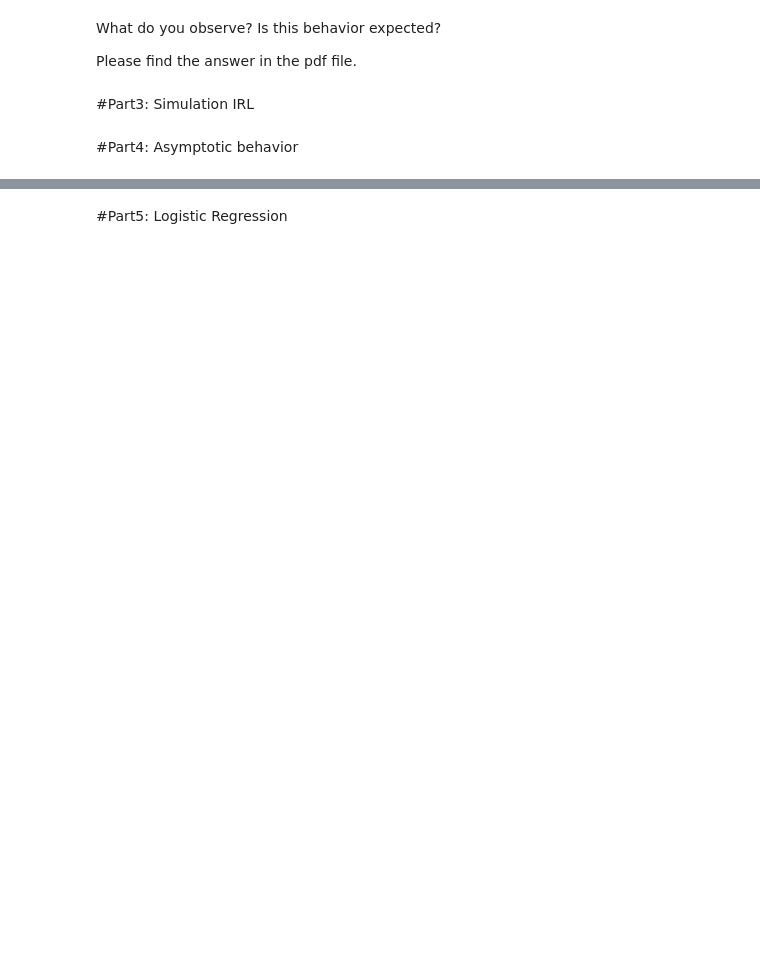
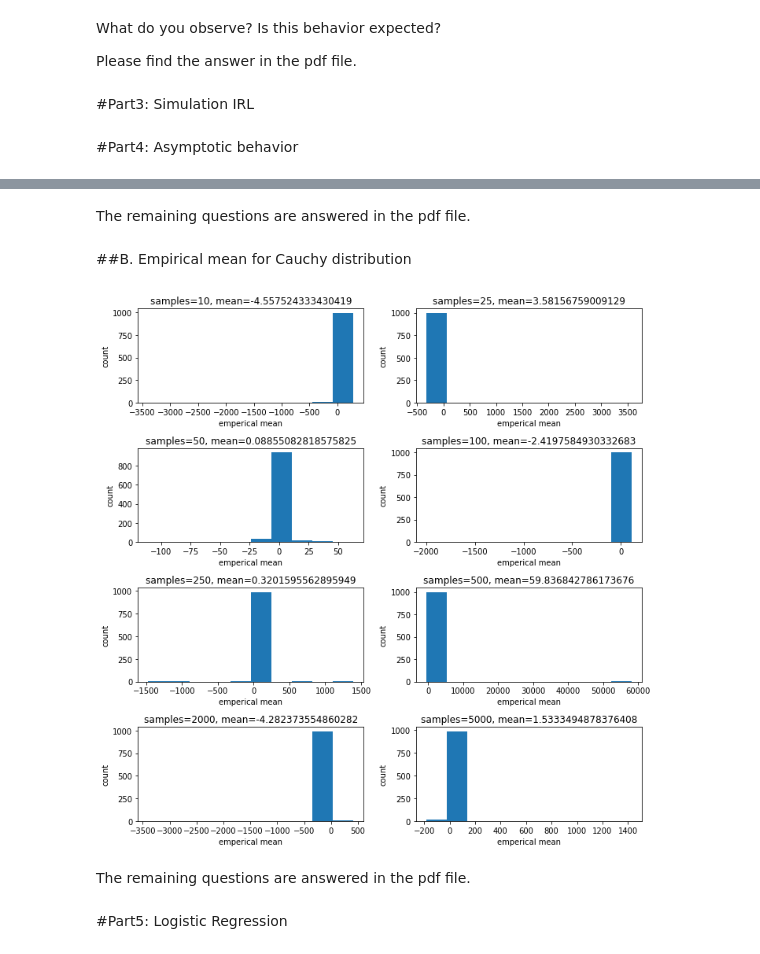
Before and after one commit to Runshi-Yang/JSC270-Assignment3, a Jupyter notebook: Homework3.ipynb, the cells around one changed output, grey strips where cells are left out. Drawn from its saved outputs; the diff is of its cells as text; code cells hidden in the pictures; blank space fills up the shorter version.

```diff
--- a/Homework3.ipynb
+++ b/Homework3.ipynb
@@ -117,2 +134,41 @@ d5000 = [np.random.exponential(mean ,1) for i in range(5000)]
+# %% [markdown]
+The remaining questions are answered in the pdf file.
+# %% [markdown]
+##B. Empirical mean for Cauchy distribution
+# %%
+np.random.seed(2022)
+sample_size = [10, 25, 50, 100, 250, 500, 2000, 5000]
+data = []
+for size in sample_size:
+  data.append([np.mean(np.random.standard_cauchy(size)) for i in range(1000)])
+
+fig, axs = plt.subplots(4, 2, figsize=(10,10))
+axs[0, 0].hist(data[0])
+axs[0, 0].set_title('samples=10, mean='+str(np.mean(data[0])))
+axs[0, 1].hist(data[1])
+axs[0, 1].set_title('samples=25, mean='+str(np.mean(data[1])))
+axs[1, 0].hist(data[2])
+axs[1, 0].set_title('samples=50, mean='+str(np.mean(data[2])))
+axs[1, 1].hist(data[3])
+axs[1, 1].set_title('samples=100, mean='+str(np.mean(data[3])))
+axs[2, 0].hist(data[4])
+axs[2, 0].set_title('samples=250, mean='+str(np.mean(data[4])))
+axs[2, 1].hist(data[5])
+axs[2, 1].set_title('samples=500, mean='+str(np.mean(data[5])))
+axs[3, 0].hist(data[6])
+axs[3, 0].set_title('samples=2000, mean='+str(np.mean(data[6])))
+axs[3, 1].hist(data[7])
+axs[3, 1].set_title('samples=5000, mean='+str(np.mean(data[7])))
+
+for ax in axs.flat:
+    ax.set(xlabel='emperical mean', ylabel='count')
+
+fig.tight_layout()
+
+plt.show()
+# %% [output]
+[figure, added]
+# %% [markdown]
+The remaining questions are answered in the pdf file.
 # %% [markdown]
 #Part5: Logistic Regression
```
Also changed, not shown: parts of 5 cells of this notebook.
